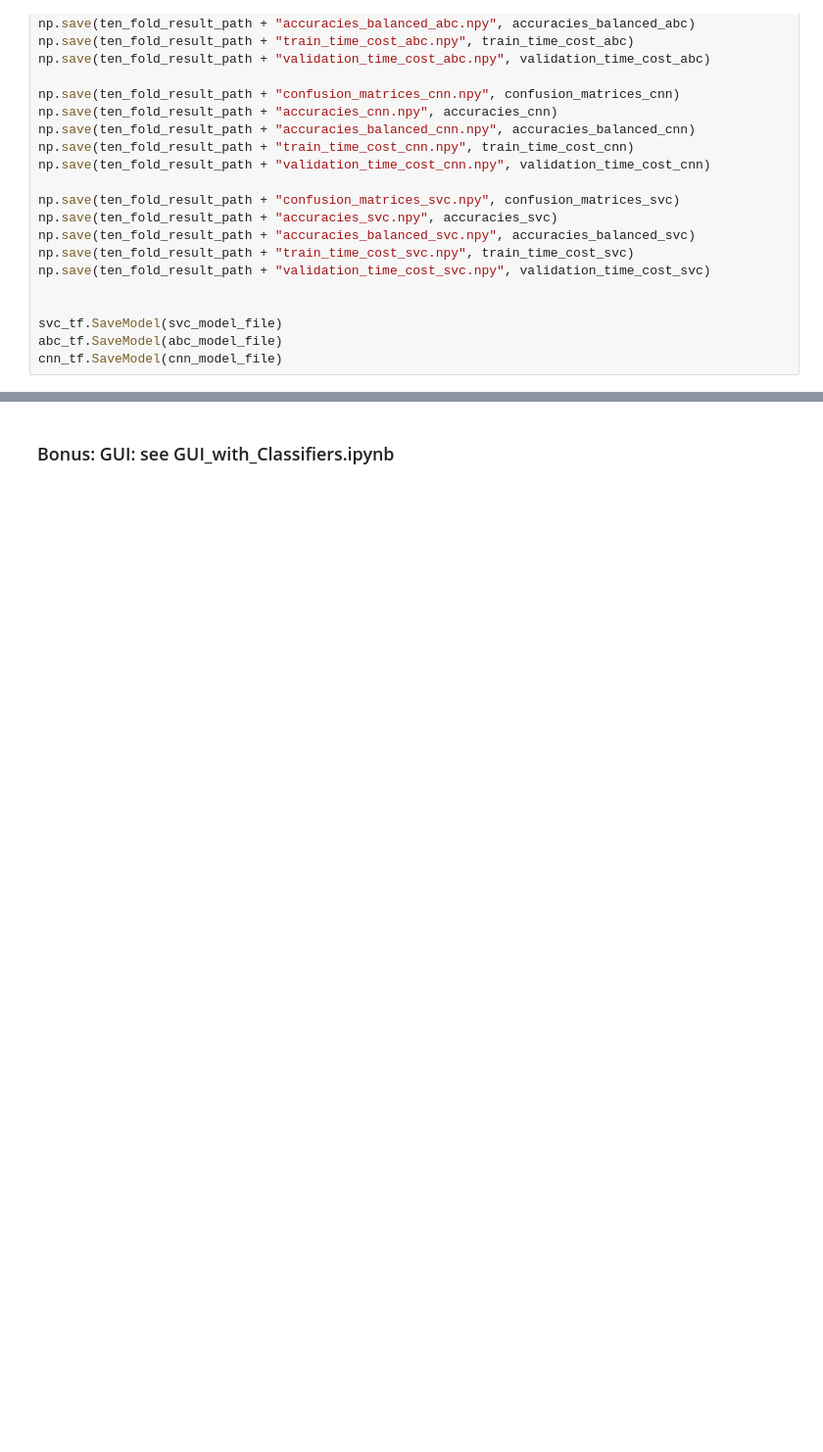
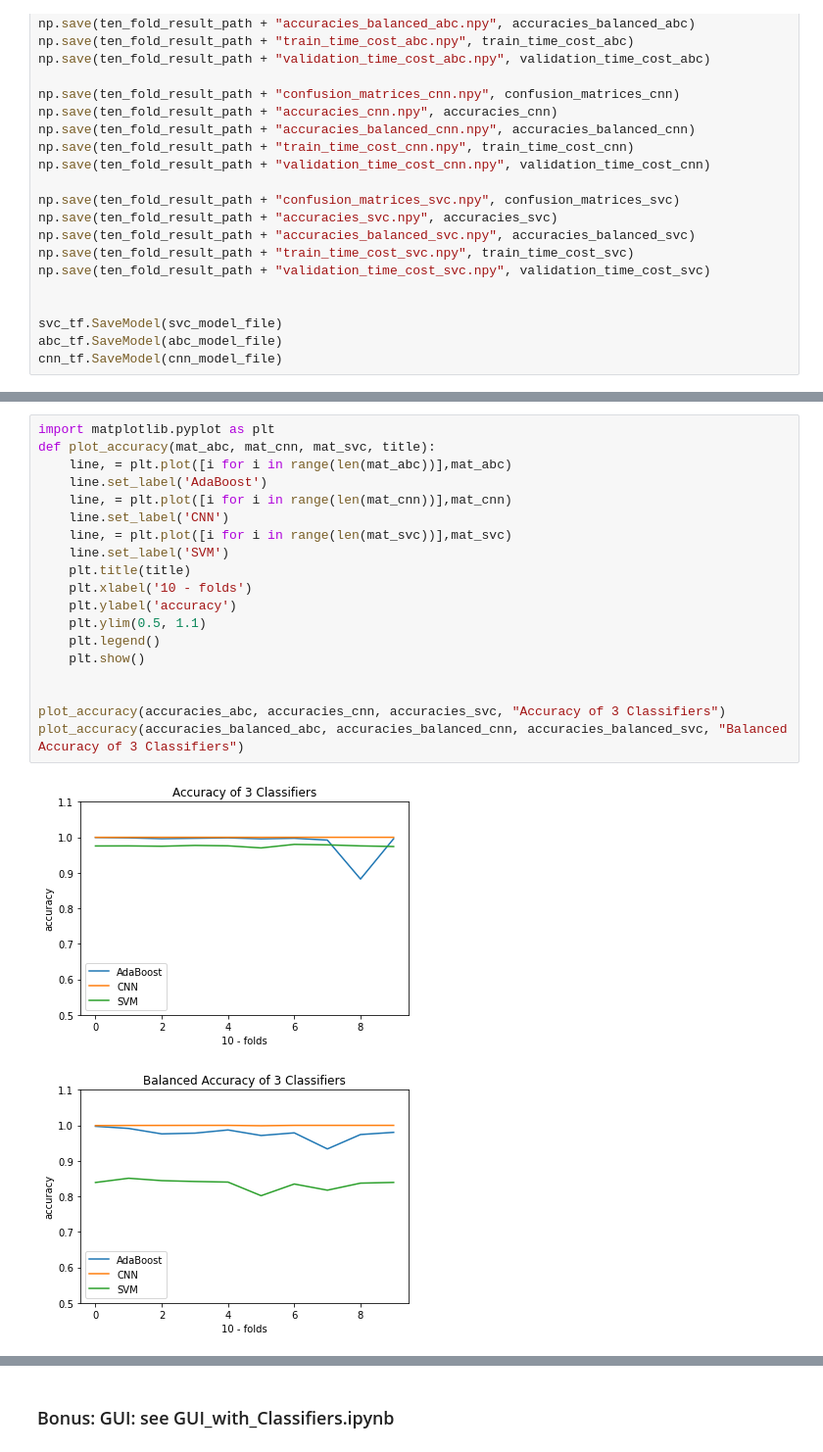
Before and after one commit to dukeNashor/ChessMaster, a Jupyter notebook: Assignment_2_JW_JL(reviewed preprocessing).ipynb, the cells around one changed output, grey strips where cells are left out. Shown at 98% size. Drawn from its saved outputs; the diff is of its cells as text; blank space fills up the shorter version.

Commit message:
added plots

```diff
--- a/Assignment_2_JW_JL(reviewed preprocessing).ipynb
+++ b/Assignment_2_JW_JL(reviewed preprocessing).ipynb
@@ -1827,3 +1828,25 @@ accuracies_svc = np.load(ten_fold_result_path + "accuracies_svc.npy")
 accuracies_balanced_svc = np.load(ten_fold_result_path + "accuracies_balanced_svc.npy")
 train_time_cost_svc = np.load(ten_fold_result_path + "train_time_cost_svc.npy")
 validation_time_cost_svc = np.load(ten_fold_result_path + "validation_time_cost_svc.npy")
+# %%
+import matplotlib.pyplot as plt
+def plot_accuracy(mat_abc, mat_cnn, mat_svc, title):
+    line, = plt.plot([i for i in range(len(mat_abc))],mat_abc)
+    line.set_label('AdaBoost')
+    line, = plt.plot([i for i in range(len(mat_cnn))],mat_cnn)
+    line.set_label('CNN')
+    line, = plt.plot([i for i in range(len(mat_svc))],mat_svc)
+    line.set_label('SVM')
+    plt.title(title)
+    plt.xlabel('10 - folds')
+    plt.ylabel('accuracy')
+    plt.ylim(0.5, 1.1)
+    plt.legend()
+    plt.show()
+
+
+plot_accuracy(accuracies_abc, accuracies_cnn, accuracies_svc, "Accuracy of 3 Classifiers")
+plot_accuracy(accuracies_balanced_abc, accuracies_balanced_cnn, accuracies_balanced_svc, "Balanced Accuracy of 3 Classifiers")
+# %% [output]
+[figure, added]
+[figure, added]
```
Also changed, not shown: parts of 2 cells of this notebook.
